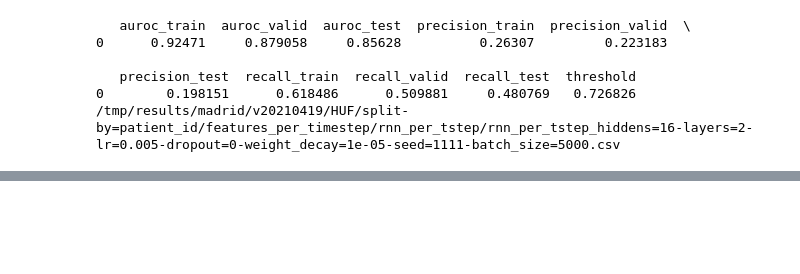
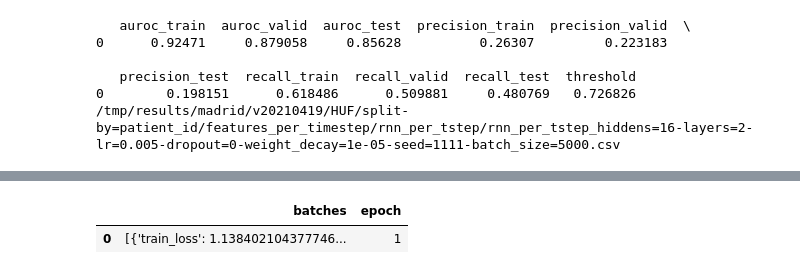
Before and after one commit to tufts-ml/time_series_prediction, a Jupyter notebook: scripts/madrid/notebooks/rnn_debugging_notebook.ipynb, the cells around one changed output, grey strips where cells are left out. Saved outputs shown, nothing was run; the diff lists cells and outputs as text; code cells hidden in the pictures; blank space fills up the shorter version.

```diff
--- a/scripts/madrid/notebooks/rnn_debugging_notebook.ipynb
+++ b/scripts/madrid/notebooks/rnn_debugging_notebook.ipynb
@@ -339,6 +339,6 @@ for model_ind, model_dir in enumerate(model_dirs):
 # %% [markdown]
 # Get per_tstep_performance csv's
 # %%
-per_tstep_dir = '/tmp/results/madrid/v20210419/HUF/split-by=patient_id/features_per_timestep/rnn_per_tstep'
+per_tstep_dir = '/home/prash/results/madrid/v20210909/HUF/split-by=patient_id/features_per_timestep/rnn_per_tstep'
 per_tstep_csvs = glob.glob(os.path.join(per_tstep_dir, 'rnn_per_tstep*.csv'))
 per_tstep_jsons = glob.glob(os.path.join(per_tstep_dir, 'rnn_per_tstep*.json'))
@@ -435,0 +444,5 @@ plt.show()
+# %%
+perf_df
+# %% [output]
+|  | batches | epoch |
+| 0 | [{'train_loss': 1.138402104377746... | 1 |
```
Also changed, not shown: parts of 5 cells of this notebook, 18 other files.
